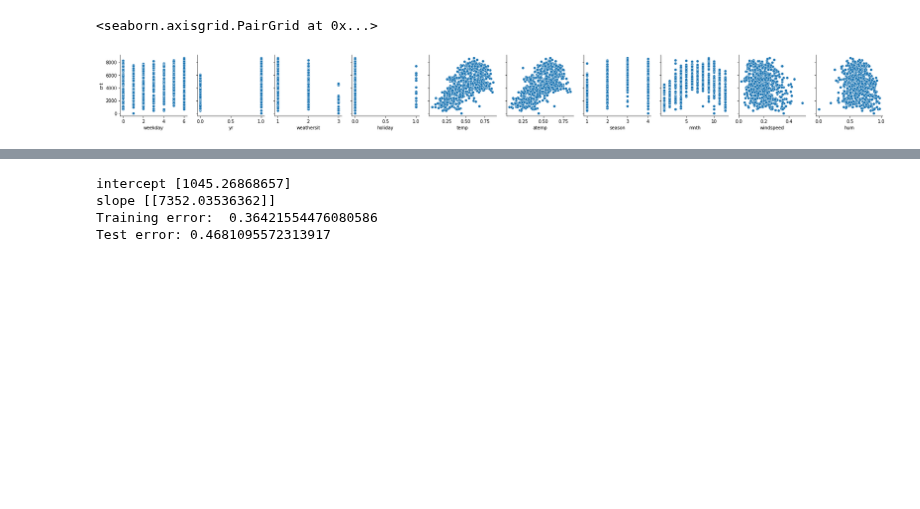
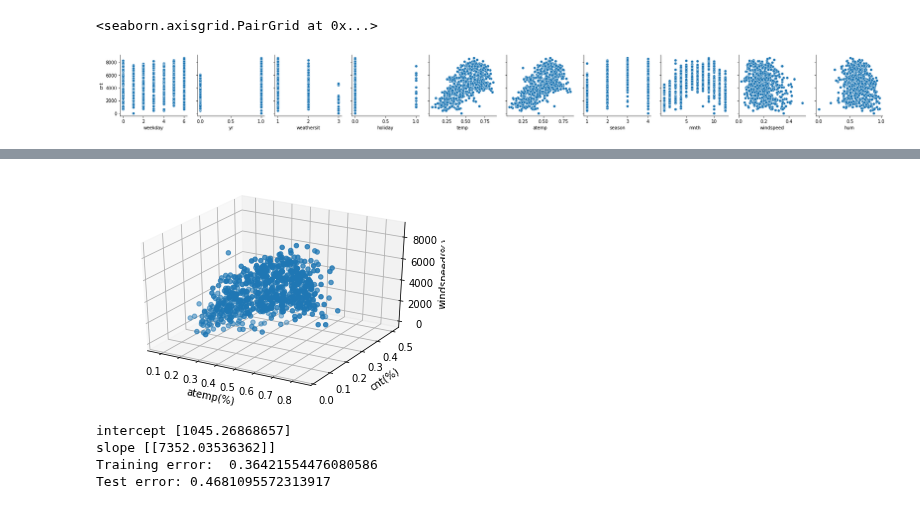
Before and after one commit to MashaKubyshina/Data_Science_Scripts, a Jupyter notebook: Regression_on_"day"_bike_sharing_dataset.ipynb, the cells around one changed output, grey strips where cells are left out. Cells and saved outputs as stored; diff of their text form; code cells hidden in the pictures; blank space fills up the shorter version.

```diff
--- a/Regression_on_"day"_bike_sharing_dataset.ipynb
+++ b/Regression_on_"day"_bike_sharing_dataset.ipynb
@@ -171,3 +205,25 @@ Warnings:
+# %%
+# we can plot a 3D plot showing this data
+
+import matplotlib.pyplot as plt
+
+data_slice = df[['atemp', 'windspeed', 'cnt']]
+data_slice.head()
+atemp, cnt, windspeed = [column for column in data_slice.values.T]
+
+from mpl_toolkits.mplot3d import Axes3D
+
+fig = plt.figure()
+ax = fig.add_subplot(111, projection='3d')
+ax.scatter(xs=atemp, ys=cnt, zs=windspeed)
+
+ax.set_xlabel('atemp(%)')
+ax.set_ylabel('cnt(%)')
+ax.set_zlabel('windspeed(%)')
+
+plt.show()
+# %% [output]
+[figure, added]
 # %%
 # First we will test linear regression using one variable
 # In this analysis I will use atemp as the perdictor
```
Also changed, not shown: parts of 3 cells of this notebook.
